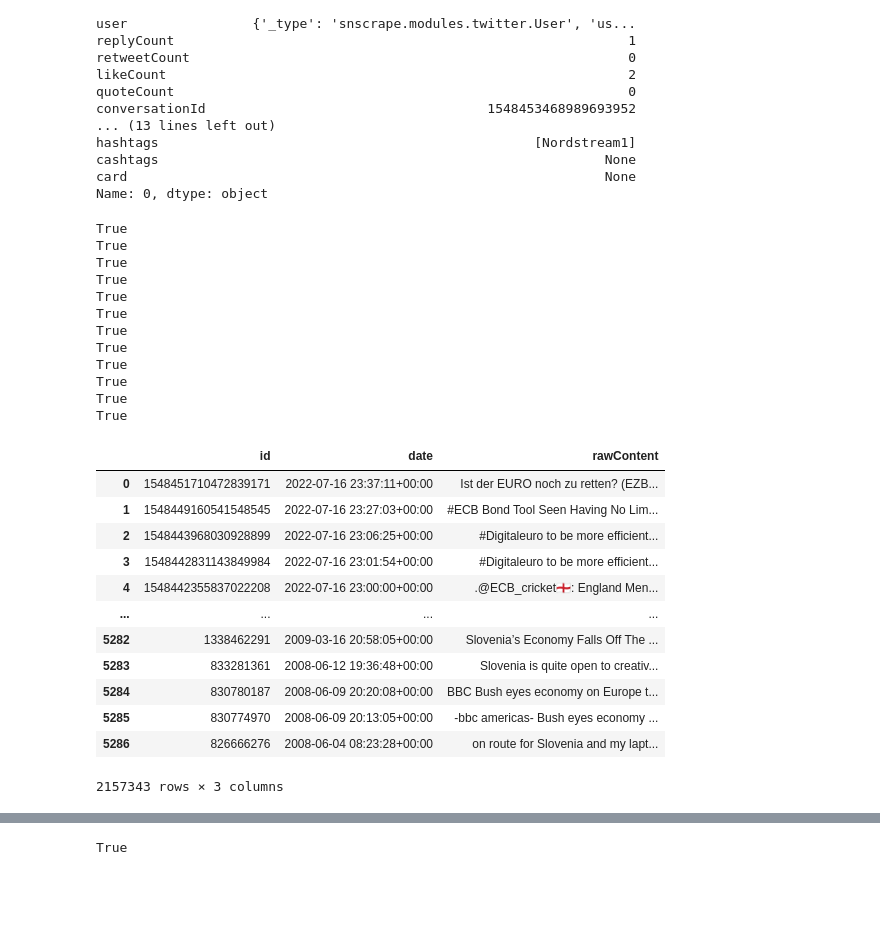
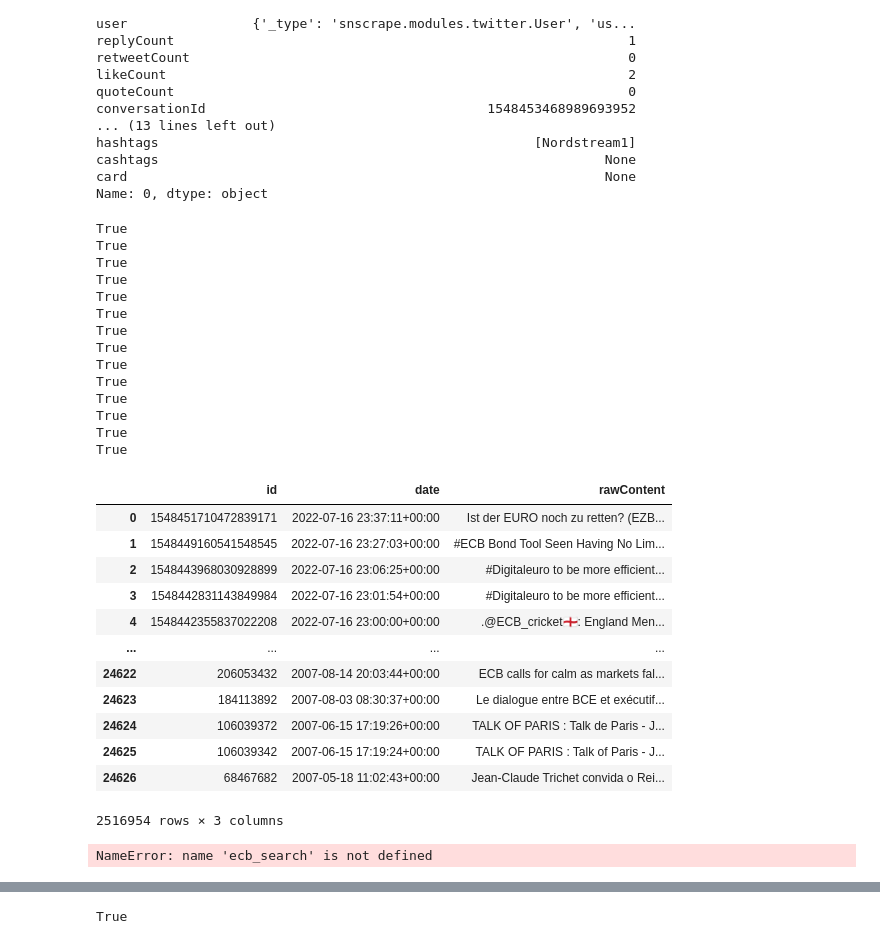
Before and after one commit to dtortosa/capstone_project, a Jupyter notebook: scripts/02_sentiment_analysis.ipynb, the cells around one changed output, grey strips where cells are left out. Cells and saved outputs as stored; diff of their text form; code cells hidden in the pictures; blank space fills up the shorter version.

Commit message:
adding new tweet searchs to the model

```diff
--- a/scripts/02_sentiment_analysis.ipynb
+++ b/scripts/02_sentiment_analysis.ipynb
@@ -319,3 +319,4 @@ greece_economy_search = pd.read_json("data/json_files/search_greece_economy_twit
 spain_economy_search = pd.read_json("data/json_files/search_spain_economy_twitter_1999_1_1.json", lines=True)
 cyprus_economy_search = pd.read_json("data/json_files/search_cyprus_economy_twitter_1999_1_1.json", lines=True)
 slovenia_economy_search = pd.read_json("data/json_files/search_slovenia_economy_twitter_1999_1_1.json", lines=True)
+germany_economy_search = pd.read_json("data/json_files/search_germany_economy_twitter_1999_1_1.json", lines=True)
@@ -322,3 +325,5 @@ slovenia_economy_search = pd.read_json("data/json_files/search_slovenia_economy_
+# %%
+trichet_search = pd.read_json("data/json_files/search_trichet_twitter.json", lines=True)
 # %% [markdown]
 We are not using tweets about the USD because it is possible that the demand of US dollars increases (e.g., due to fears of recession and the corresponding search for safe heavens as it still has this reputation), but at the same time people can be unsatified with the way FED deals with inflation. The sentiment around USD in twitter would be negative in general, but it its demand can still increases.
 # %%
@@ -375,6 +380,8 @@ print(greece_economy_search["id"].is_unique)
 print(spain_economy_search ["id"].is_unique)
 print(cyprus_economy_search["id"].is_unique)
 print(slovenia_economy_search["id"].is_unique)
+print(germany_economy_search["id"].is_unique)
+print(trichet_search["id"].is_unique)
 # %% [output]
 True
 True
@@ -388,6 +395,8 @@ True
 True
 True
 True
+True
+True
 # %%
 #bind data.frames of ecb search and ecb hashtag
 tweets_df = ecb_hashtag.append([ecb_search,
@@ -400,7 +409,9 @@ tweets_df = ecb_hashtag.append([ecb_search,
                                 greece_economy_search,
                                 spain_economy_search ,
                                 cyprus_economy_search,
-                                slovenia_economy_search])
+                                slovenia_economy_search,
+                                germany_economy_search,
+                                trichet_search])
 tweets_df[["id", "date", "rawContent"]]
 # %% [output]
 |  | id | date | rawContent |
@@ -412,10 +423,28 @@ tweets_df[["id", "date", "rawContent"]]
 | ... | ... | ... | ... |
-| 5282 | 1338462291 | 2009-03-16 20:58:05+00:00 | Slovenia’s Economy Falls Off The ... |
-| 5283 | 833281361 | 2008-06-12 19:36:48+00:00 | Slovenia is quite open to creativ... |
-| 5284 | 830780187 | 2008-06-09 20:20:08+00:00 | BBC Bush eyes economy on Europe t... |
-| 5285 | 830774970 | 2008-06-09 20:13:05+00:00 | -bbc americas- Bush eyes economy ... |
-| 5286 | 826666276 | 2008-06-04 08:23:28+00:00 | on route for Slovenia and my lapt... |
+| 24622 | 206053432 | 2007-08-14 20:03:44+00:00 | ECB calls for calm as markets fal... |
+| 24623 | 184113892 | 2007-08-03 08:30:37+00:00 | Le dialogue entre BCE et exécutif... |
+| 24624 | 106039372 | 2007-06-15 17:19:26+00:00 | TALK OF PARIS : Talk de Paris - J... |
+| 24625 | 106039342 | 2007-06-15 17:19:24+00:00 | TALK OF PARIS : Talk of Paris - J... |
+| 24626 | 68467682 | 2007-05-18 11:02:43+00:00 | Jean-Claude Trichet convida o Rei... |
-2157343 rows × 3 columns
+2516954 rows × 3 columns
+# %%
+del([ecb_search,
+     debt_crisis_search,
+     eu_economy_search,
+     iceland_economy_search,
+     portugal_economy_search,
+     italy_economy_search,
+     ireland_economy_search,
+     greece_economy_search,
+     spain_economy_search ,
+     cyprus_economy_search,
+     slovenia_economy_search,
+     germany_economy_search,
+     trichet_search])
+import gc
+gc.collect()
+# %% [output]
+NameError: name 'ecb_search' is not defined
 # %%
 #reset the indeces to avoid problems when indexing
 tweets_df = tweets_df.reset_index(drop=True)
```
Also changed, not shown: parts of 43 cells of this notebook, 1 other file.
